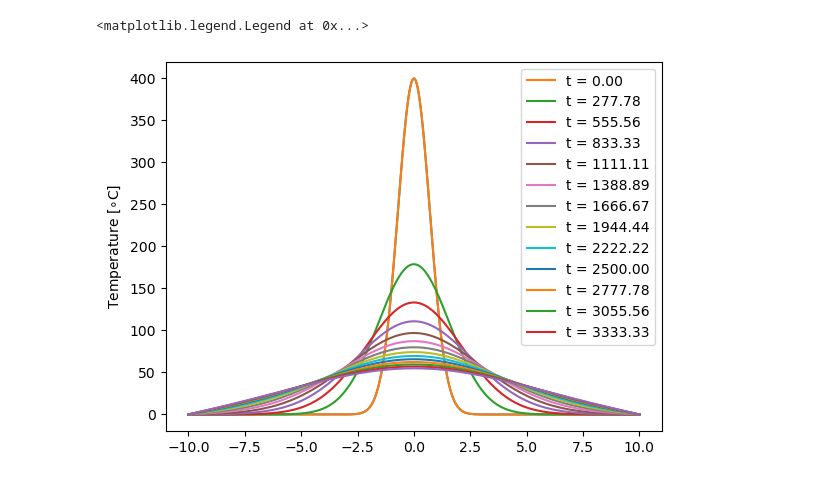
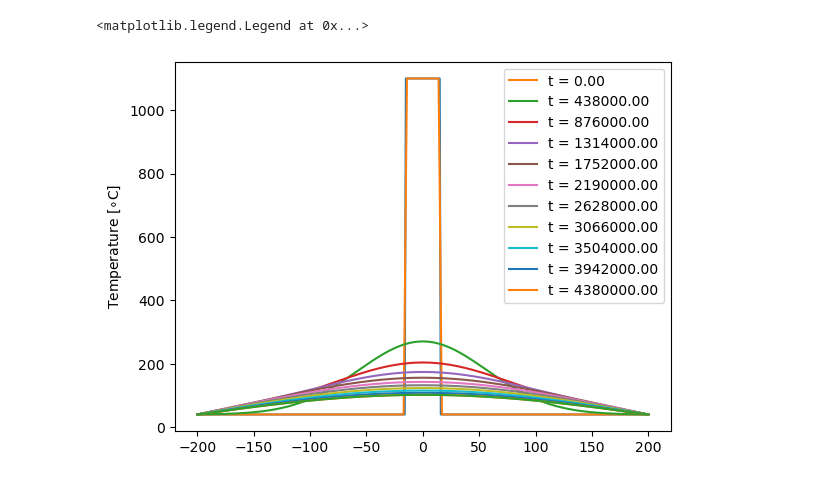
Before and after one commit to YagoMCastro/bacias-msc-2024, a Jupyter notebook: notebooks/activities/atividade1.ipynb, the cells around one changed output. Drawn from its saved outputs; the diff is of its cells as text; code cells hidden in the pictures.

```diff
--- a/notebooks/activities/atividade1.ipynb
+++ b/notebooks/activities/atividade1.ipynb
@@ -30,30 +10,45 @@ plt.plot(x[1:-1],second_derivative)
 # %%
-temperature = 400*np.exp(-x**2)
-kappa = 1e-6
-dt = 100
+dx = 1
+x = np.arange(-200,200 + dx, dx)
+INITIAL_HOST_ROCK_TEMPERATURE = 40.0 # [°C]
+INITIAL_DYKE_TEMPERATURE = 1100.0 # [°C]
+temperature = np.zeros(np.shape(x)) + INITIAL_HOST_ROCK_TEMPERATURE
+temperature[(x>=-15)&(x<=15)] = INITIAL_DYKE_TEMPERATURE
+kappa = 1e-6 # [m²/s*°C]
 t = 0
 
-hours = 3600
-t_max = hours*60*60
+hours = 3600.0
+
+days = hours*24
+years = 365*days
+t_max = 500*years
+dt = 0.01*years#0.1*(dx**2)/(kappa*2)
 
 plt.plot(x, temperature)
 
-temperature_central = temperature[1:-1]
-temperature_left = temperature[:-2]
-temperature_right = temperature[2:]
+t_aux = 0
 
-t_aux = 0
+temperature_10_meters = list()
+temperature_20_meters = list()
+temperature_50_meters = list()
+temperature_100_meters = list()
+time = np.arange(0, t_max + dt, dt)
 while t<=t_max:
+    temperature_central = temperature[1:-1]
+    temperature_left = temperature[:-2]
+    temperature_right = temperature[2:]
     temperature[1:-1] += kappa*dt*(temperature_right - 2*temperature_central + temperature_left)/dx**2
+    temperature_10_meters.append(temperature[(x == -25)])
+    temperature_20_meters.append(temperature[(x == -35)])
+    temperature_50_meters.append(temperature[(x == -65)])
+    temperature_100_meters.append(temperature[(x == -115)])
     if t>=t_aux:
         plt.plot(x, temperature, label="t = %.2f"%(t/3600))
-        t_aux += 1000000
+        t_aux += t_max/10
     t+=dt
-
-
 plt.plot(x, temperature)
 plt.ylabel("Temperature [$\circ$C]")
 plt.legend()
 # %% [output]
 <matplotlib.legend.Legend at 0x...>
-[figure, old version]
+[figure, new version]
```
Also changed, not shown: parts of 6 cells of this notebook.
